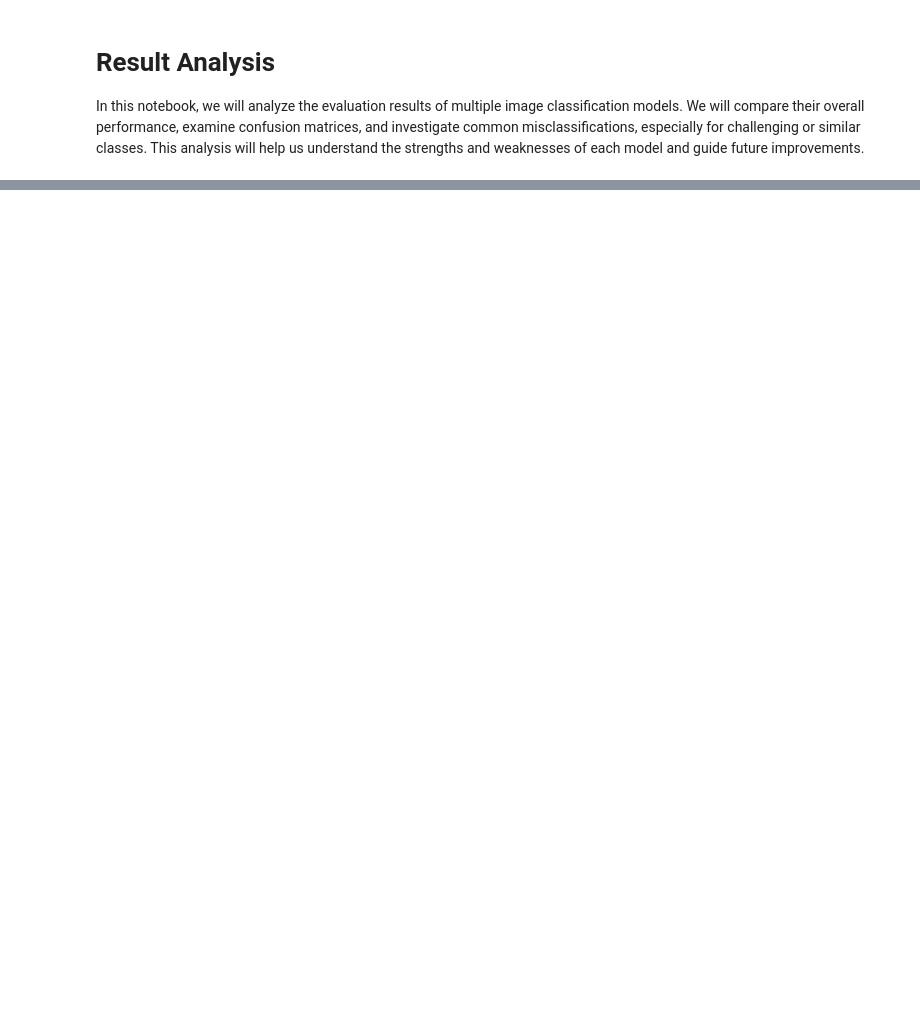
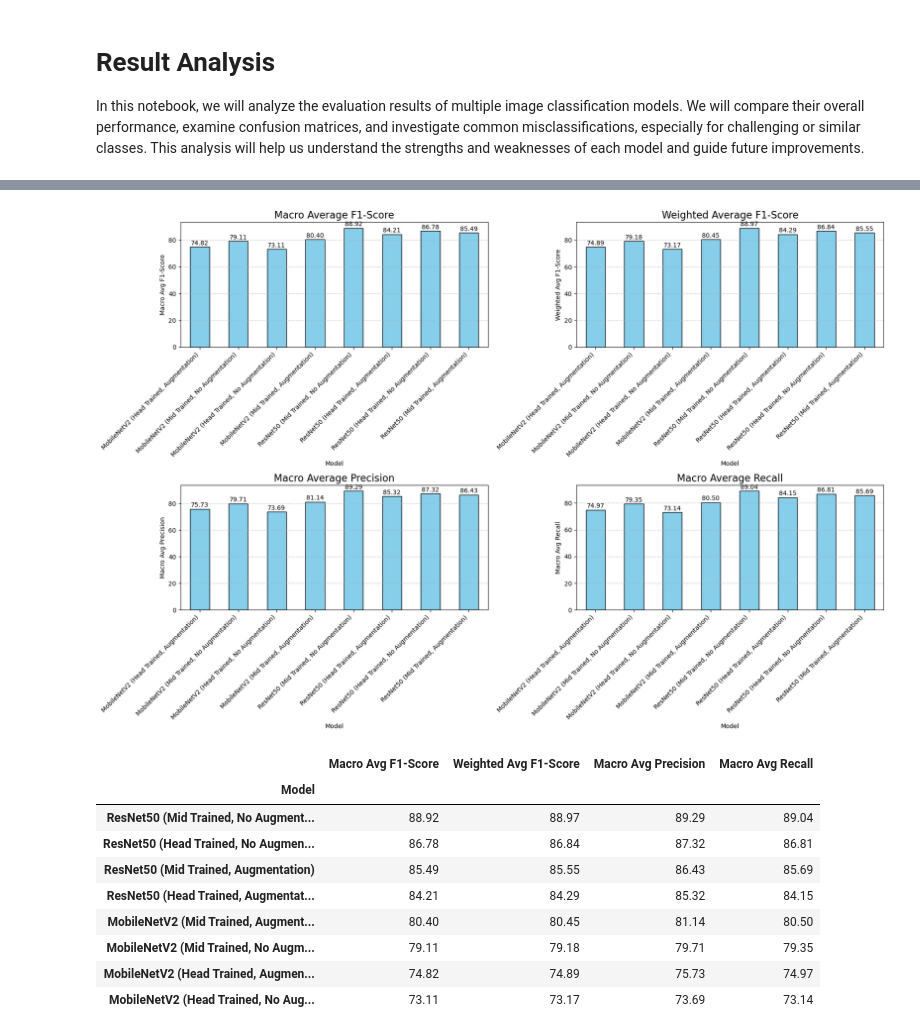
Before and after one commit to Julianm56/MATH392_Final_Project, a Jupyter notebook: notebooks/result_analysis.ipynb, the cells around one changed output, grey strips where cells are left out. Saved outputs shown, nothing was run; the diff lists cells and outputs as text; code cells hidden in the pictures; blank space fills up the shorter version.

```diff
--- a/notebooks/result_analysis.ipynb
+++ b/notebooks/result_analysis.ipynb
@@ -270,0 +332,46 @@ KeyError: "None of ['Model'] are in the columns"
+# %%
+# Model Comparison: Bar Plots for Macro/Weighted F1, Precision, Recall
+
+# Prepare summary DataFrame if not already available
+if 'summary_df' not in locals():
+    summary_df = pd.DataFrame(all_model_summary_metrics)
+    summary_df.set_index("Model", inplace=True)
+
+# Plotting
+metrics_to_compare = [
+    ("Macro Avg F1-Score", "Macro Average F1-Score"),
+    ("Weighted Avg F1-Score", "Weighted Average F1-Score"),
+    ("Macro Avg Precision", "Macro Average Precision"),
+    ("Macro Avg Recall", "Macro Average Recall"),
+]
+
+fig, axes = plt.subplots(2, 2, figsize=(18, 12))
+axes = axes.flatten()
+
+for i, (metric, title) in enumerate(metrics_to_compare):
+    summary_df[metric].plot(kind='bar', ax=axes[i], color='skyblue', edgecolor='k')
+    axes[i].set_title(title, fontsize=16)
+    axes[i].set_ylabel(metric)
+    axes[i].set_xlabel("Model")
+    axes[i].set_xticklabels(summary_df.index, rotation=45, ha='right')
+    axes[i].grid(axis='y', linestyle='--', alpha=0.7)
+    for idx, value in enumerate(summary_df[metric]):
+        axes[i].text(idx, value + 0.5, f"{value:.2f}", ha='center', va='bottom', fontsize=10)
+
+plt.tight_layout()
+plt.show()
+
+# Display the summary table for reference
+display(summary_df.round(2).sort_values(by="Macro Avg F1-Score", ascending=False))
+# %% [output]
+[figure, added]
+|  | Macro Avg F1-Score | Weighted Avg F1-Score | Macro Avg Precision | Macro Avg Recall |
+| Model |  |  |  |  |
+| ResNet50 (Mid Trained, No Augment... | 88.92 | 88.97 | 89.29 | 89.04 |
+| ResNet50 (Head Trained, No Augmen... | 86.78 | 86.84 | 87.32 | 86.81 |
+| ResNet50 (Mid Trained, Augmentation) | 85.49 | 85.55 | 86.43 | 85.69 |
+| ResNet50 (Head Trained, Augmentat... | 84.21 | 84.29 | 85.32 | 84.15 |
+| MobileNetV2 (Mid Trained, Augment... | 80.40 | 80.45 | 81.14 | 80.50 |
+| MobileNetV2 (Mid Trained, No Augm... | 79.11 | 79.18 | 79.71 | 79.35 |
+| MobileNetV2 (Head Trained, Augmen... | 74.82 | 74.89 | 75.73 | 74.97 |
+| MobileNetV2 (Head Trained, No Aug... | 73.11 | 73.17 | 73.69 | 73.14 |
```
Also changed, not shown: parts of 12 cells of this notebook.
